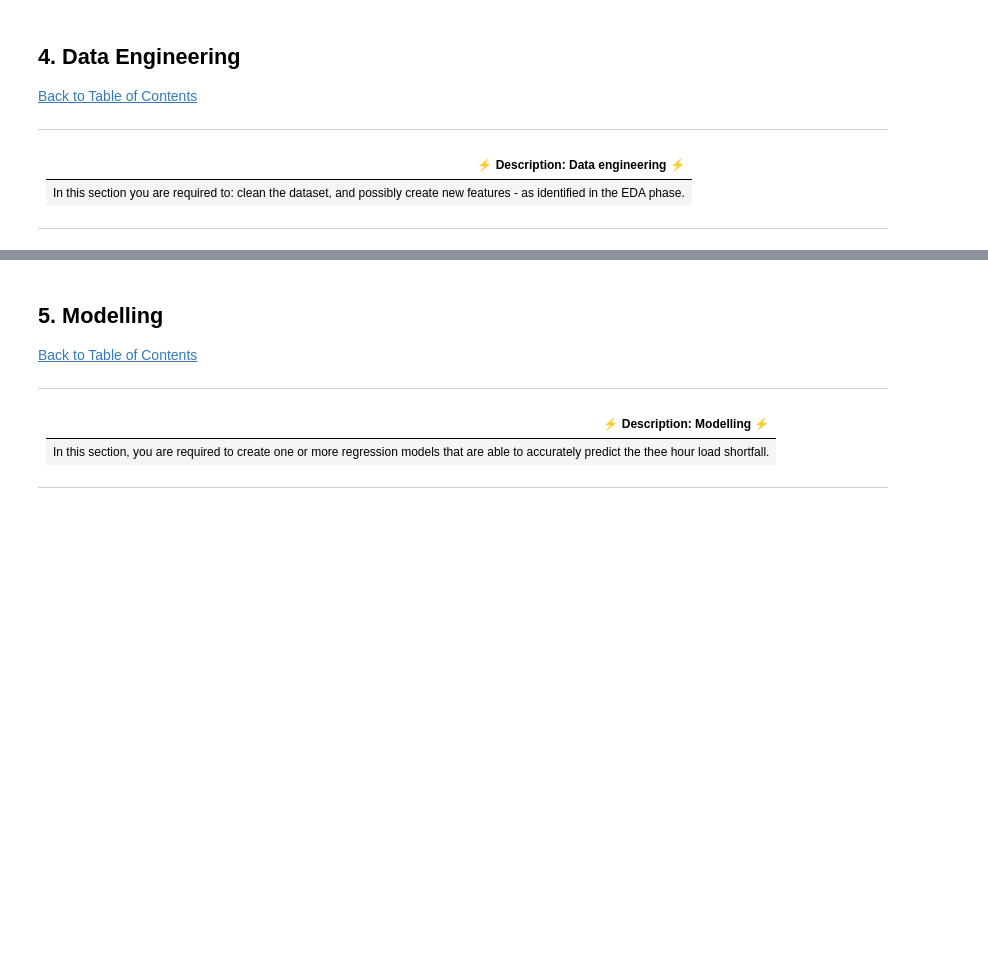
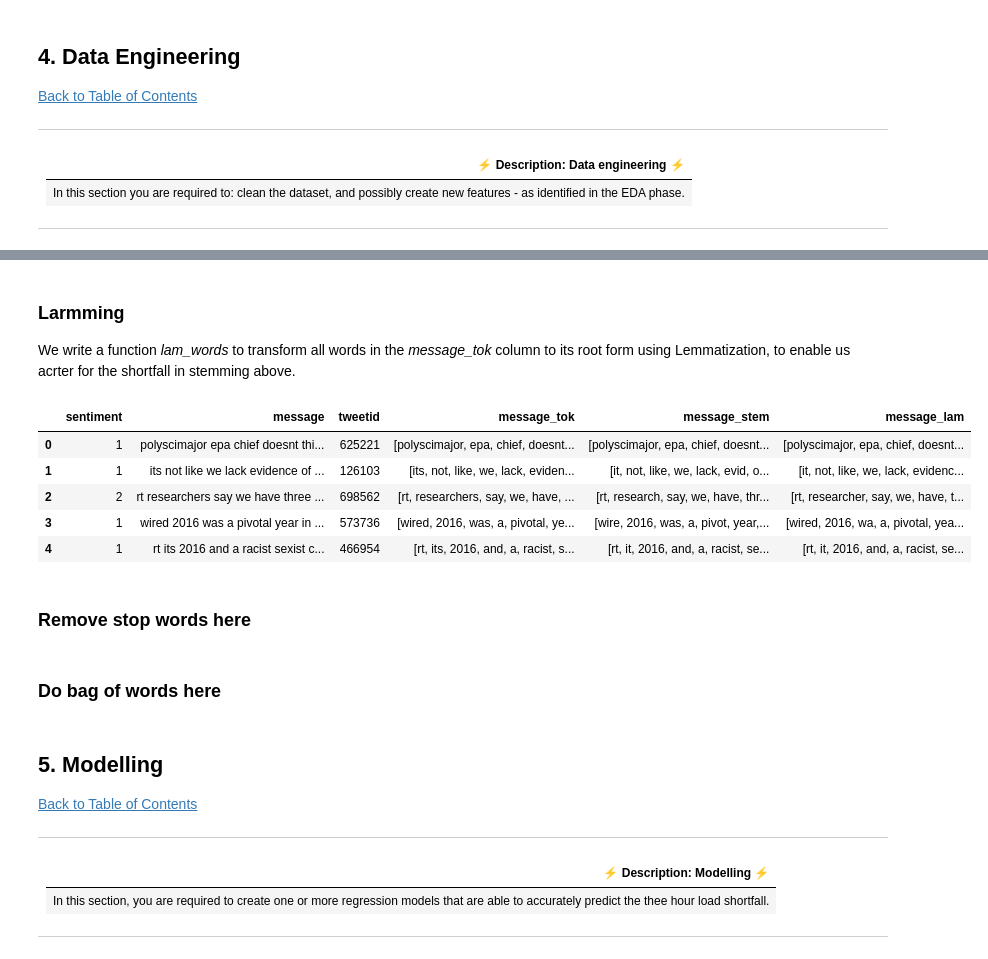
Before and after one commit to endiesworld/2110ACDS_T7_C_Predict, a Jupyter notebook: starter-notebook.ipynb, the cells around one changed output, grey strips where cells are left out. Saved outputs shown, nothing was run; the diff lists cells and outputs as text; code cells hidden in the pictures; blank space fills up the shorter version.

```diff
--- a/starter-notebook.ipynb
+++ b/starter-notebook.ipynb
@@ -253,0 +396,4 @@ plt.show()
+# %%
+# Create a new column to hold the tokens from message column
+new_df_train = tokenizer(new_df_train, 'message')
+new_df_train.head()
@@ -253,0 +411,19 @@ plt.show()
+# %%
+def stem_words(data, col):
+    """
+        Takes in a dataframe and a column, converts the words in the column to it root form,
+        with the aid of SnowballStemmer class from the nltk package.
+        Returns a new dataframe with an additional column "message_stem"
+    """
+    stemmer = SnowballStemmer('english')
+    def operation(words, stemmer):
+        return [stemmer.stem(word) for word in words]
+
+    df = data.copy()
+    df["message_stem"] = df[col].apply(operation, args=(stemmer, ))
+
+    return df
+# %%
+# Create a new column to hold root words from stemmer
+new_df_train = stem_words(new_df_train, 'message_tok')
+new_df_train.head()
@@ -254,3 +437,36 @@ plt.show()
+# %% [markdown]
+### Larmming
+
+We write a function *lam_words* to transform all words in the *message_tok* column to its root form using Lemmatization, to enable us acrter for the shortfall in stemming above.
+# %%
+def lam_words(data, col):
+    """
+        Takes in a dataframe and a column, converts the words in the column to it root form,
+        with the aid of WordNetLemmatizer class from the nltk package.
+        Returns a new dataframe with an additional column "message_lam"
+    """
+    lemmatizer = WordNetLemmatizer()
+    def operation(words, lemmatizer):
+        return [lemmatizer.lemmatize(word) for word in words]
+    df = data.copy()
+    df["message_lam"] = df[col].apply(operation, args=(lemmatizer, ))
+
+    return df
+# %%
+# Create a new column to hold root words from stemmer
+new_df_train = lam_words(new_df_train, 'message_tok')
+new_df_train.head()
+# %% [output]
+|  | sentiment | message | tweetid | message_tok | message_stem | message_lam |
+| 0 | 1 | polyscimajor epa chief doesnt thi... | 625221 | [polyscimajor, epa, chief, doesnt... | [polyscimajor, epa, chief, doesnt... | [polyscimajor, epa, chief, doesnt... |
+| 1 | 1 | its not like we lack evidence of ... | 126103 | [its, not, like, we, lack, eviden... | [it, not, like, we, lack, evid, o... | [it, not, like, we, lack, evidenc... |
+| 2 | 2 | rt researchers say we have three ... | 698562 | [rt, researchers, say, we, have, ... | [rt, research, say, we, have, thr... | [rt, researcher, say, we, have, t... |
+| 3 | 1 | wired 2016 was a pivotal year in ... | 573736 | [wired, 2016, was, a, pivotal, ye... | [wire, 2016, was, a, pivot, year,... | [wired, 2016, wa, a, pivotal, yea... |
+| 4 | 1 | rt its 2016 and a racist sexist c... | 466954 | [rt, its, 2016, and, a, racist, s... | [rt, it, 2016, and, a, racist, se... | [rt, it, 2016, and, a, racist, se... |
+# %% [markdown]
+### Remove stop words here
+# %% [markdown]
+### Do bag of words here
 # %% [markdown]
 <a id="five"></a>
 ## 5. Modelling
```
Also changed, not shown: parts of 55 cells of this notebook.
